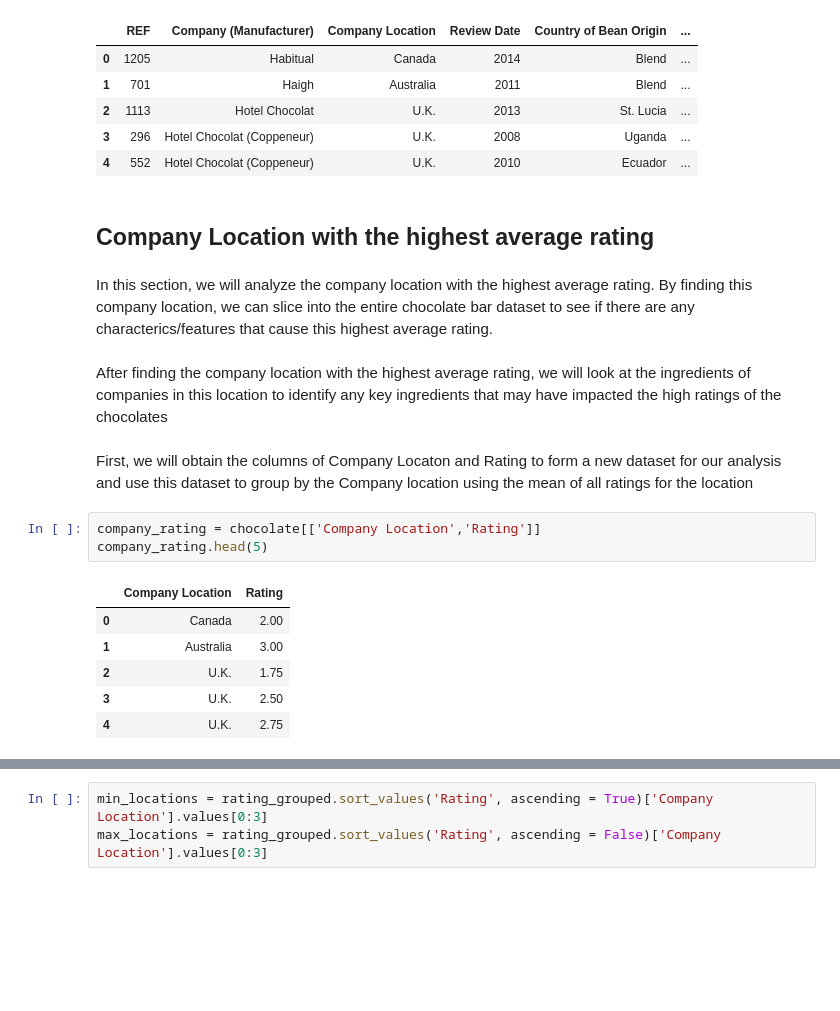
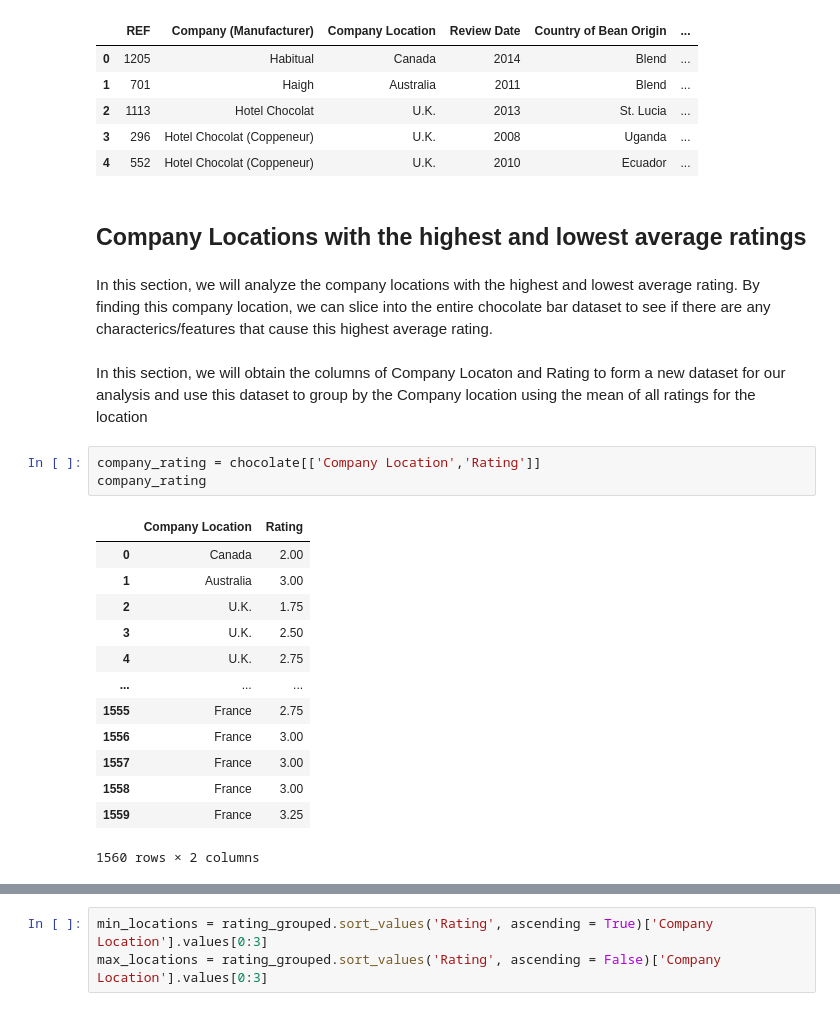
Before and after one commit to UCB-stat-159-s22/hw07-Group22, a Jupyter notebook: Figure.ipynb, the cells around one changed output, grey strips where cells are left out. Drawn from its saved outputs; the diff is of its cells as text; blank space fills up the shorter version.

```diff
--- a/Figure.ipynb
+++ b/Figure.ipynb
@@ -24,22 +23,27 @@ chocolate.head(5)
 | 3 | 296 | Hotel Chocolat (Coppeneur) | U.K. | 2008 | Uganda | ... |
 | 4 | 552 | Hotel Chocolat (Coppeneur) | U.K. | 2010 | Ecuador | ... |
 # %% [markdown]
-## Company Location with the highest average rating
+## Company Locations with the highest and lowest average ratings
 # %% [markdown]
-In this section, we will analyze the company location with the highest average rating. By finding this company location, we can slice into the entire chocolate bar dataset to see if there are any characterics/features that cause this highest average rating.
+In this section, we will analyze the company locations with the highest and lowest average rating. By finding this company location, we can slice into the entire chocolate bar dataset to see if there are any characterics/features that cause this highest average rating.
-# %% [markdown]
-After finding the company location with the highest average rating, we will look at the ingredients of companies in this location to identify any key ingredients that may have impacted the high ratings of the chocolates
 # %% [markdown]
-First, we will obtain the columns of Company Locaton and Rating to form a new dataset for our analysis and use this dataset to group by the Company location using the mean of all ratings for the location
+In this section, we will obtain the columns of Company Locaton and Rating to form a new dataset for our analysis and use this dataset to group by the Company location using the mean of all ratings for the location
 # %%
 company_rating = chocolate[['Company Location','Rating']]
-company_rating.head(5)
+company_rating
 # %% [output]
 |  | Company Location | Rating |
 | 0 | Canada | 2.00 |
 | 1 | Australia | 3.00 |
 | 2 | U.K. | 1.75 |
 | 3 | U.K. | 2.50 |
 | 4 | U.K. | 2.75 |
+| ... | ... | ... |
+| 1555 | France | 2.75 |
+| 1556 | France | 3.00 |
+| 1557 | France | 3.00 |
+| 1558 | France | 3.00 |
+| 1559 | France | 3.25 |
+1560 rows × 2 columns
 # %%
 rating_grouped = company_rating.groupby('Company Location').mean().reset_index()
```
Also changed, not shown: parts of 32 cells of this notebook, 1 other file.
